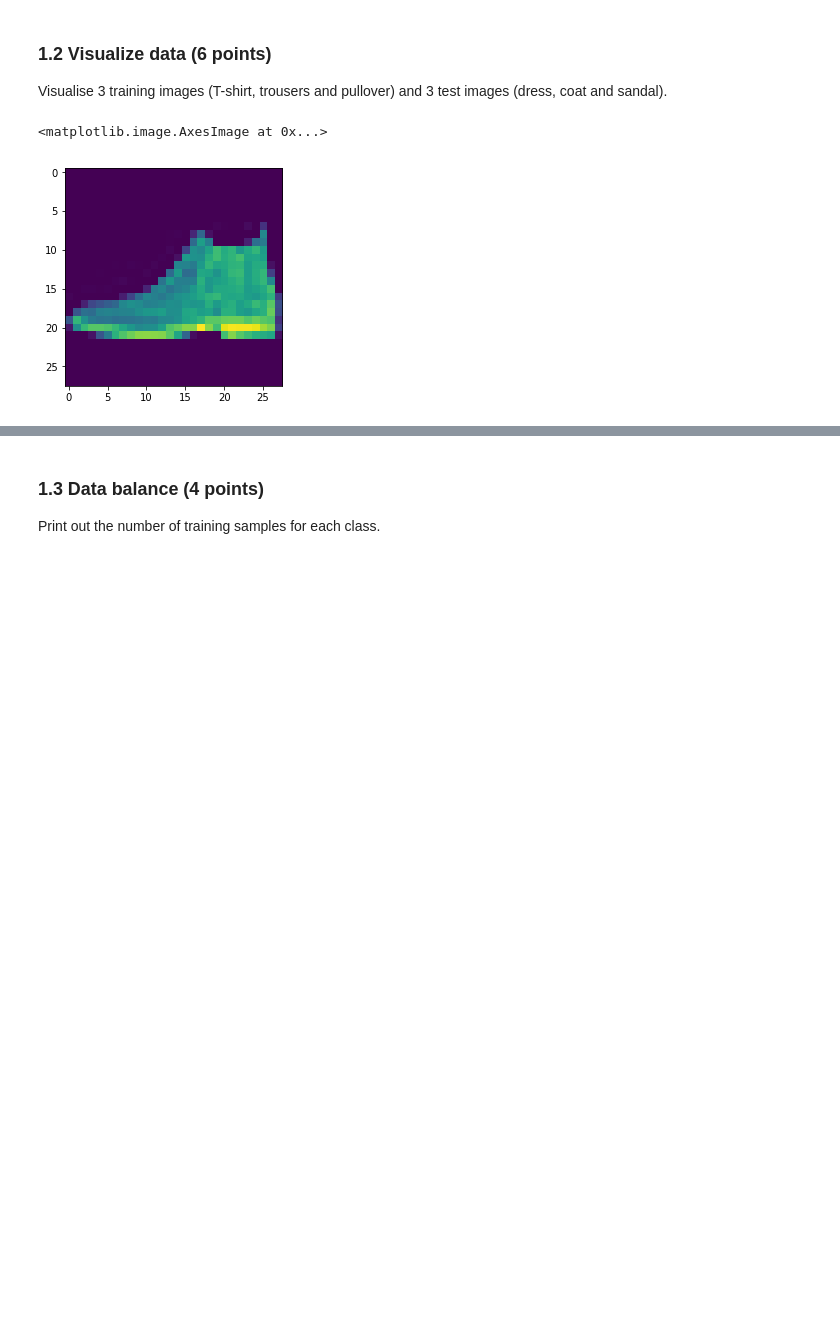
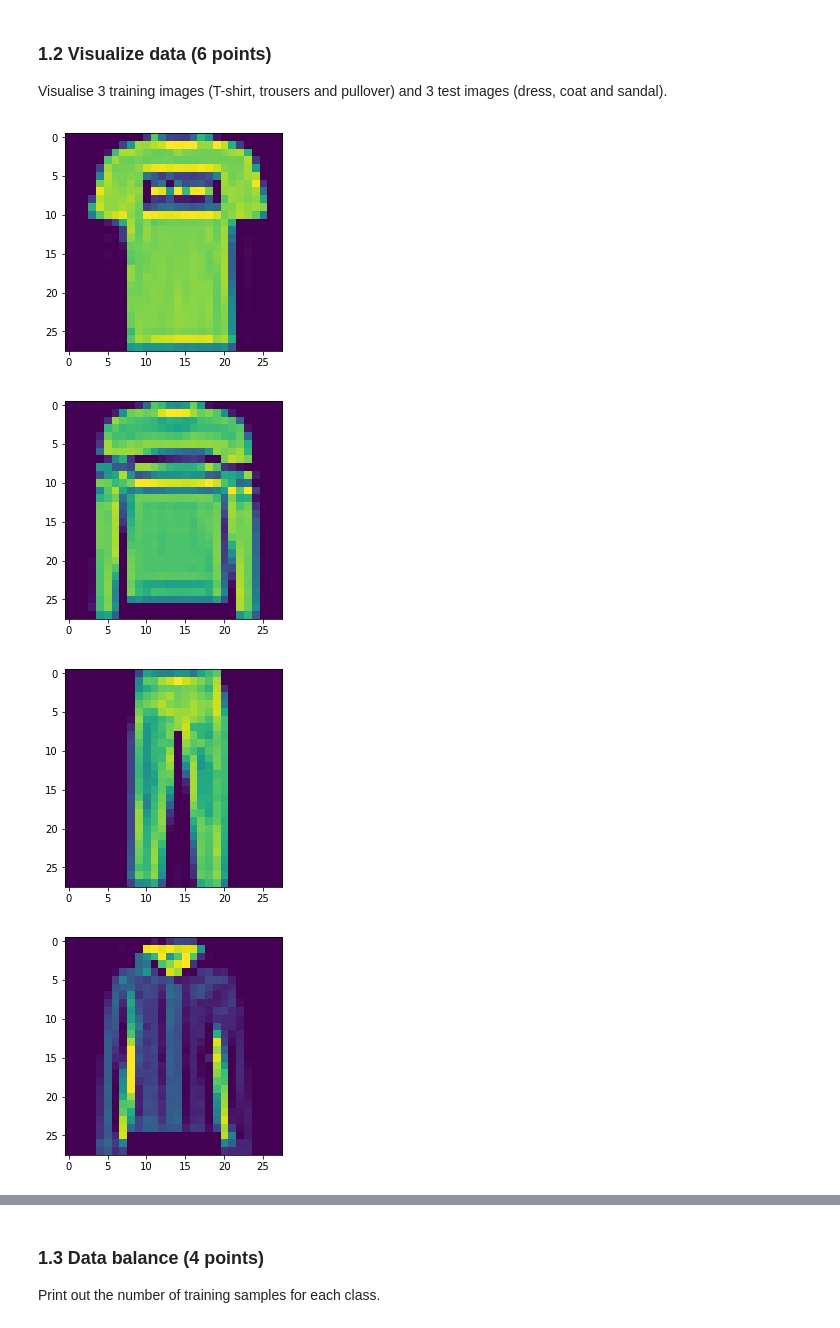
Before and after one commit to KaneKnight/ComputerVision2018-19, a Jupyter notebook: coursework_2/coursework_2.ipynb, the cells around one changed output, grey strips where cells are left out. Drawn from its saved outputs; the diff is of its cells as text; code cells hidden in the pictures; blank space fills up the shorter version.

```diff
--- a/coursework_2/coursework_2.ipynb
+++ b/coursework_2/coursework_2.ipynb
@@ -73,27 +75,56 @@ Visualise 3 training images (T-shirt, trousers and pullover) and 3 test images (
 # %%
 numTrain, _ = x_train.shape
 numTest, _ = x_test.shape
 
 x_train_reshaped = []
 x_test_reshaped = []
 
+trainSet = set([0,1,2])
+testSet  = set([3,4,5])
+
 #For square images only.
 def reshape_vector(vector):
     length = vector.shape
     width = int(math.sqrt(length[0]))
     return np.reshape(vector, (-1, width))
 
+#Reshapes vectors
 for i in range(numTrain):
     x_train_reshaped.append(reshape_vector(x_train[i]))
 
 for i in range(numTest):
     x_test_reshaped.append(reshape_vector(x_test[i]))
 
 x_train_reshaped = np.asarray(x_train_reshaped)
 x_test_reshaped = np.asarray(x_test_reshaped)
 
-plt.imshow(x_train_reshaped[0])
-plt.imshow(x_test_reshaped[0])
+#Finds the first images matching the labels specified above.
+i = 0
+trainImageIndexes = []
+while(len(trainSet) != 0):
+    if y_train[i] in trainSet:
+        trainImageIndexes.append(i)
+        trainSet.remove(y_train[i])
+    i += 1
+
+i = 0
+testImageIndexes = []
+while(len(testSet) != 0):
+    if y_test[i] in testSet:
+        testImageIndexes.append(i)
+        testSet.remove(y_test[i])
+    i += 1
+
+#Shows the images.
+for i in trainImageIndexes:
+    plt.figure()
+    plt.imshow(x_train_reshaped[i])
+
+for i in testImageIndexes:
+    plt.figure()
+    plt.imshow(x_test_reshaped[i])
 # %% [output]
-<matplotlib.image.AxesImage at 0x...>
-[figure, old version]
+[figure, new version]
+[figure, added]
+[figure, added]
+[figure, added]
```
Also changed, not shown: parts of 9 cells of this notebook.
